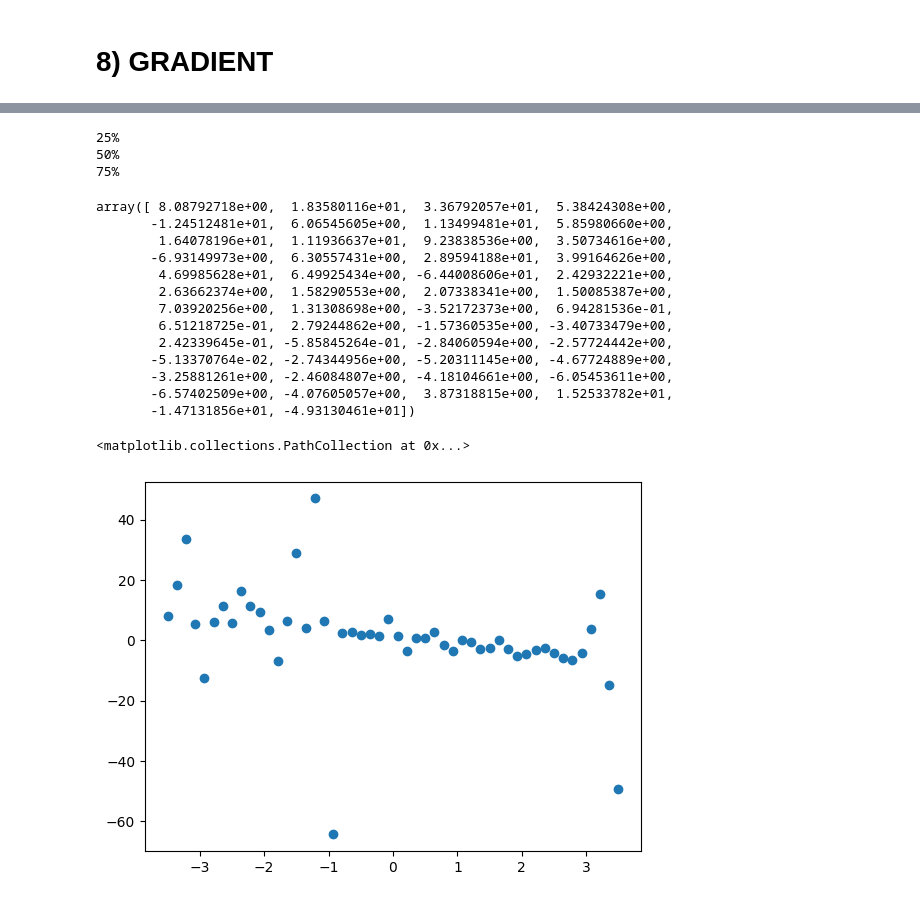
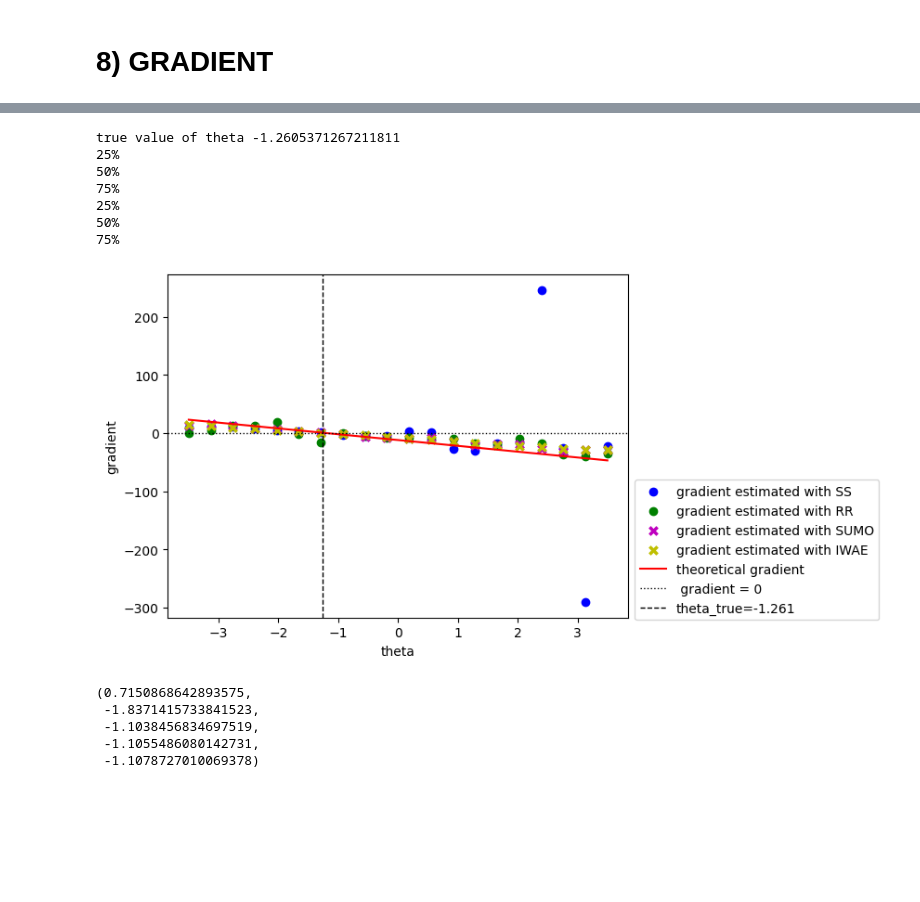
Before and after one commit to JulienPeignon/Monte_Carlo_Simulations, a Jupyter notebook: unbiased_gradient.ipynb, the cells around one changed output, grey strips where cells are left out. Saved outputs shown, nothing was run; the diff lists cells and outputs as text; code cells hidden in the pictures; blank space fills up the shorter version.

```diff
--- a/unbiased_gradient.ipynb
+++ b/unbiased_gradient.ipynb
@@ -993,22 +879,11 @@ x = np.random.multivariate_normal(np.zeros(20)+theta_true, 2*np.identity(20))
 # %%
-theta_estimator_test, X_test, Y_test =  estimate_theta(x,debut = -3.5,fin = 3.5,n_sim = 300,n_interval = 50)
+Y_theorique, grad_SS, grad_RR, grad_SUMO, grad_IWAE = gaussian_experience_full_4(2,debut = -3.5, fin = 3.5, n_sim = 300,n_interval = 20)
 # %% [output]
+true value of theta -1.2605371267211811
 25%
 50%
 75%
+25%
+50%
+75%
+[figure, added]
-# %%
-np.gradient(Y_test)
-# %% [output]
-array([ 8.08792718e+00,  1.83580116e+01,  3.36792057e+01,  5.38424308e+00,
-       -1.24512481e+01,  6.06545605e+00,  1.13499481e+01,  5.85980660e+00,
-        1.64078196e+01,  1.11936637e+01,  9.23838536e+00,  3.50734616e+00,
-       -6.93149973e+00,  6.30557431e+00,  2.89594188e+01,  3.99164626e+00,
-        4.69985628e+01,  6.49925434e+00, -6.44008606e+01,  2.42932221e+00,
-        2.63662374e+00,  1.58290553e+00,  2.07338341e+00,  1.50085387e+00,
-        7.03920256e+00,  1.31308698e+00, -3.52172373e+00,  6.94281536e-01,
-        6.51218725e-01,  2.79244862e+00, -1.57360535e+00, -3.40733479e+00,
-        2.42339645e-01, -5.85845264e-01, -2.84060594e+00, -2.57724442e+00,
-       -5.13370764e-02, -2.74344956e+00, -5.20311145e+00, -4.67724889e+00,
-       -3.25881261e+00, -2.46084807e+00, -4.18104661e+00, -6.05453611e+00,
-       -6.57402509e+00, -4.07605057e+00,  3.87318815e+00,  1.52533782e+01,
-       -1.47131856e+01, -4.93130461e+01])
@@ -1019,6 +889,0 @@ grad_test = np.gradient(Y_test)
-# %%
-plt.scatter(X_test,grad_test)
-#plt.plot(X_test,[gradient_theo])
-# %% [output]
-<matplotlib.collections.PathCollection at 0x...>
-[figure, removed]
@@ -1024,0 +892,8 @@ plt.scatter(X_test,grad_test)
+# %%
+sgd(X,grad_SS,0.001,1000),sgd(X,grad_RR,0.001,1000),sgd(X,grad_SUMO,0.001,1000),sgd(X,grad_IWAE,0.001,1000),sgd(X,Y_theorique,0.001,1000)
+# %% [output]
+(0.7150868642893575,
+ -1.8371415733841523,
+ -1.1038456834697519,
+ -1.1055486080142731,
+ -1.1078727010069378)
```
Also changed, not shown: parts of 49 cells of this notebook.
